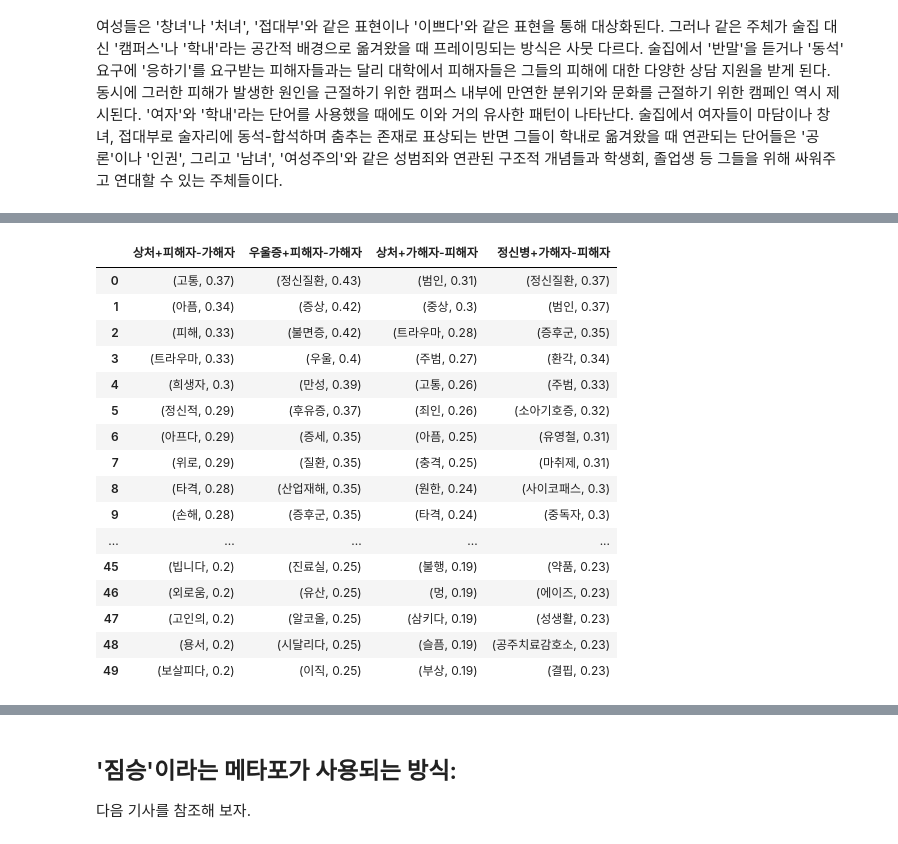
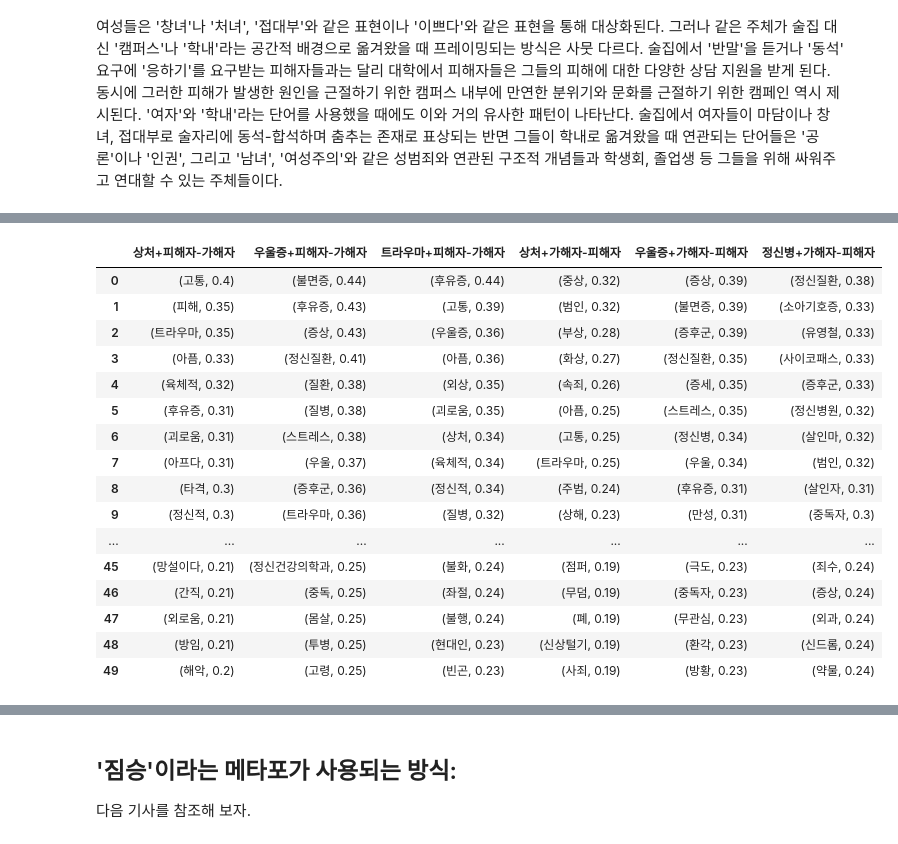
Before and after one commit to ChangdongOh/mediaframe_sexualviolence, a Jupyter notebook: Method & Analysis.ipynb, the cells around one changed output, grey strips where cells are left out. Saved outputs shown, nothing was run; the diff lists cells and outputs as text; code cells hidden in the pictures.

```diff
--- a/Method & Analysis.ipynb
+++ b/Method & Analysis.ipynb
@@ -310,25 +402,27 @@ df
 # %%
 df = pd.DataFrame()
 df['상처+피해자-가해자'] = [(i[0], round(i[1], 2)) for i in model.most_similar(['상처', '피해자'], ['가해자'], topn=50)]
 df['우울증+피해자-가해자'] = [(i[0], round(i[1], 2)) for i in model.most_similar(['우울증', '피해자'], ['가해자'], topn=50)]
+df['트라우마+피해자-가해자'] = [(i[0], round(i[1], 2)) for i in model.most_similar(['트라우마', '피해자'], ['가해자'], topn=50)]
 df['상처+가해자-피해자'] = [(i[0], round(i[1], 2)) for i in model.most_similar(['상처', '가해자'], ['피해자'], topn=50)]
+df['우울증+가해자-피해자'] = [(i[0], round(i[1], 2)) for i in model.most_similar(['우울증', '가해자'], ['피해자'], topn=50)]
 df['정신병+가해자-피해자'] = [(i[0], round(i[1], 2)) for i in model.most_similar(['정신병', '가해자'], ['피해자'], topn=50)]
 df
 # %% [output]
-|  | 상처+피해자-가해자 | 우울증+피해자-가해자 | 상처+가해자-피해자 | 정신병+가해자-피해자 |
-| 0 | (고통, 0.37) | (정신질환, 0.43) | (범인, 0.31) | (정신질환, 0.37) |
-| 1 | (아픔, 0.34) | (증상, 0.42) | (중상, 0.3) | (범인, 0.37) |
-| 2 | (피해, 0.33) | (불면증, 0.42) | (트라우마, 0.28) | (증후군, 0.35) |
-| 3 | (트라우마, 0.33) | (우울, 0.4) | (주범, 0.27) | (환각, 0.34) |
-| 4 | (희생자, 0.3) | (만성, 0.39) | (고통, 0.26) | (주범, 0.33) |
-| 5 | (정신적, 0.29) | (후유증, 0.37) | (죄인, 0.26) | (소아기호증, 0.32) |
-| 6 | (아프다, 0.29) | (증세, 0.35) | (아픔, 0.25) | (유영철, 0.31) |
-| 7 | (위로, 0.29) | (질환, 0.35) | (충격, 0.25) | (마취제, 0.31) |
-| 8 | (타격, 0.28) | (산업재해, 0.35) | (원한, 0.24) | (사이코패스, 0.3) |
-| 9 | (손해, 0.28) | (증후군, 0.35) | (타격, 0.24) | (중독자, 0.3) |
-| ... | ... | ... | ... | ... |
-| 45 | (빕니다, 0.2) | (진료실, 0.25) | (불행, 0.19) | (약품, 0.23) |
-| 46 | (외로움, 0.2) | (유산, 0.25) | (멍, 0.19) | (에이즈, 0.23) |
-| 47 | (고인의, 0.2) | (알코올, 0.25) | (삼키다, 0.19) | (성생활, 0.23) |
-| 48 | (용서, 0.2) | (시달리다, 0.25) | (슬픔, 0.19) | (공주치료감호소, 0.23) |
-| 49 | (보살피다, 0.2) | (이직, 0.25) | (부상, 0.19) | (결핍, 0.23) |
+|  | 상처+피해자-가해자 | 우울증+피해자-가해자 | 트라우마+피해자-가해자 | 상처+가해자-피해자 | 우울증+가해자-피해자 | 정신병+가해자-피해자 |
+| 0 | (고통, 0.4) | (불면증, 0.44) | (후유증, 0.44) | (중상, 0.32) | (증상, 0.39) | (정신질환, 0.38) |
+| 1 | (피해, 0.35) | (후유증, 0.43) | (고통, 0.39) | (범인, 0.32) | (불면증, 0.39) | (소아기호증, 0.33) |
+| 2 | (트라우마, 0.35) | (증상, 0.43) | (우울증, 0.36) | (부상, 0.28) | (증후군, 0.39) | (유영철, 0.33) |
+| 3 | (아픔, 0.33) | (정신질환, 0.41) | (아픔, 0.36) | (화상, 0.27) | (정신질환, 0.35) | (사이코패스, 0.33) |
+| 4 | (육체적, 0.32) | (질환, 0.38) | (외상, 0.35) | (속죄, 0.26) | (증세, 0.35) | (증후군, 0.33) |
+| 5 | (후유증, 0.31) | (질병, 0.38) | (괴로움, 0.35) | (아픔, 0.25) | (스트레스, 0.35) | (정신병원, 0.32) |
+| 6 | (괴로움, 0.31) | (스트레스, 0.38) | (상처, 0.34) | (고통, 0.25) | (정신병, 0.34) | (살인마, 0.32) |
+| 7 | (아프다, 0.31) | (우울, 0.37) | (육체적, 0.34) | (트라우마, 0.25) | (우울, 0.34) | (범인, 0.32) |
+| 8 | (타격, 0.3) | (증후군, 0.36) | (정신적, 0.34) | (주범, 0.24) | (후유증, 0.31) | (살인자, 0.31) |
+| 9 | (정신적, 0.3) | (트라우마, 0.36) | (질병, 0.32) | (상해, 0.23) | (만성, 0.31) | (중독자, 0.3) |
+| ... | ... | ... | ... | ... | ... | ... |
+| 45 | (망설이다, 0.21) | (정신건강의학과, 0.25) | (불화, 0.24) | (점퍼, 0.19) | (극도, 0.23) | (죄수, 0.24) |
+| 46 | (간직, 0.21) | (중독, 0.25) | (좌절, 0.24) | (무덤, 0.19) | (중독자, 0.23) | (증상, 0.24) |
+| 47 | (외로움, 0.21) | (몸살, 0.25) | (불행, 0.24) | (폐, 0.19) | (무관심, 0.23) | (외과, 0.24) |
+| 48 | (방임, 0.21) | (투병, 0.25) | (현대인, 0.23) | (신상털기, 0.19) | (환각, 0.23) | (신드롬, 0.24) |
+| 49 | (해악, 0.2) | (고령, 0.25) | (빈곤, 0.23) | (사죄, 0.19) | (방황, 0.23) | (약물, 0.24) |
```
Also changed, not shown: parts of 27 cells of this notebook, 3 other files.
